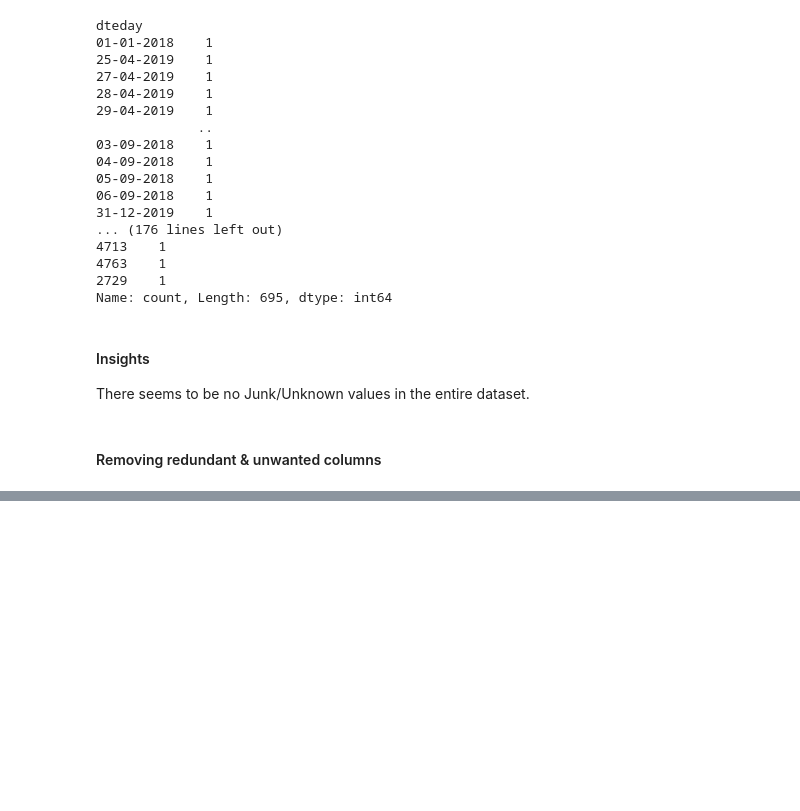
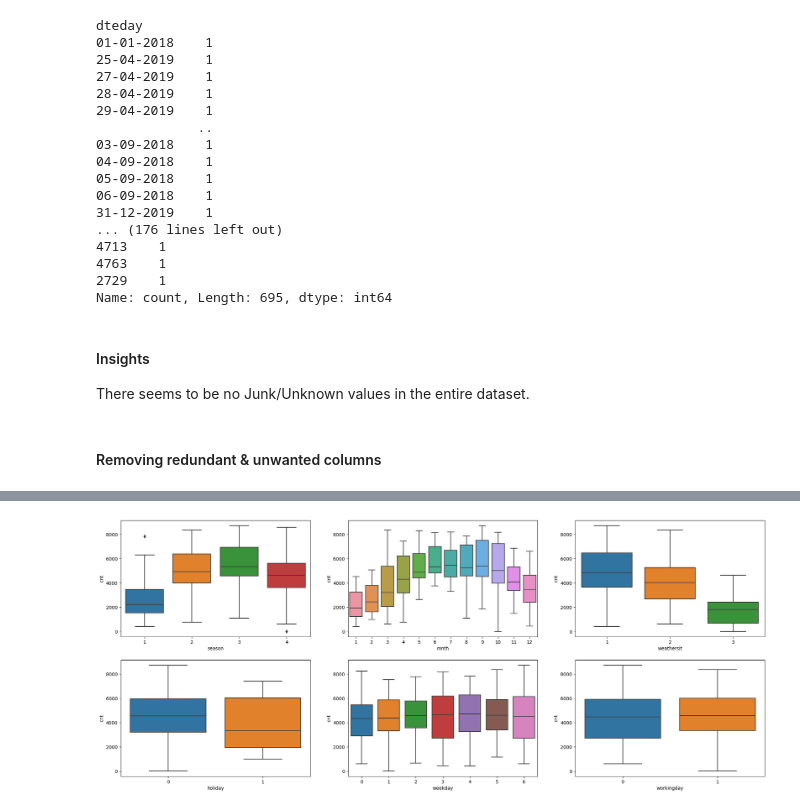
Before and after one commit to ahmedaboutaib/Machine_Learning_RL_Multiple, a Jupyter notebook: Project2_BikeSharing_MLR/Bike_Sharing.ipynb, the cells around one changed output, grey strips where cells are left out. Cells and saved outputs as stored; diff of their text form; code cells hidden in the pictures; blank space fills up the shorter version.

```diff
--- a/Project2_BikeSharing_MLR/Bike_Sharing.ipynb
+++ b/Project2_BikeSharing_MLR/Bike_Sharing.ipynb
@@ -309,0 +483,20 @@ bike_new.shape
+# %%
+# Build boxplot of all categorical variables (before creating dummies) againt the target variable 'cnt'
+# to see how each of the predictor variable stackup against the target variable.
+
+plt.figure(figsize=(25, 10))
+plt.subplot(2,3,1)
+sns.boxplot(x = 'season', y = 'cnt', data = df)
+plt.subplot(2,3,2)
+sns.boxplot(x = 'mnth', y = 'cnt', data = df)
+plt.subplot(2,3,3)
+sns.boxplot(x = 'weathersit', y = 'cnt', data = df)
+plt.subplot(2,3,4)
+sns.boxplot(x = 'holiday', y = 'cnt', data = df)
+plt.subplot(2,3,5)
+sns.boxplot(x = 'weekday', y = 'cnt', data = df)
+plt.subplot(2,3,6)
+sns.boxplot(x = 'workingday', y = 'cnt', data = df)
+plt.show()
+# %% [output]
+[figure, added]
```
Also changed, not shown: parts of 57 cells of this notebook.
